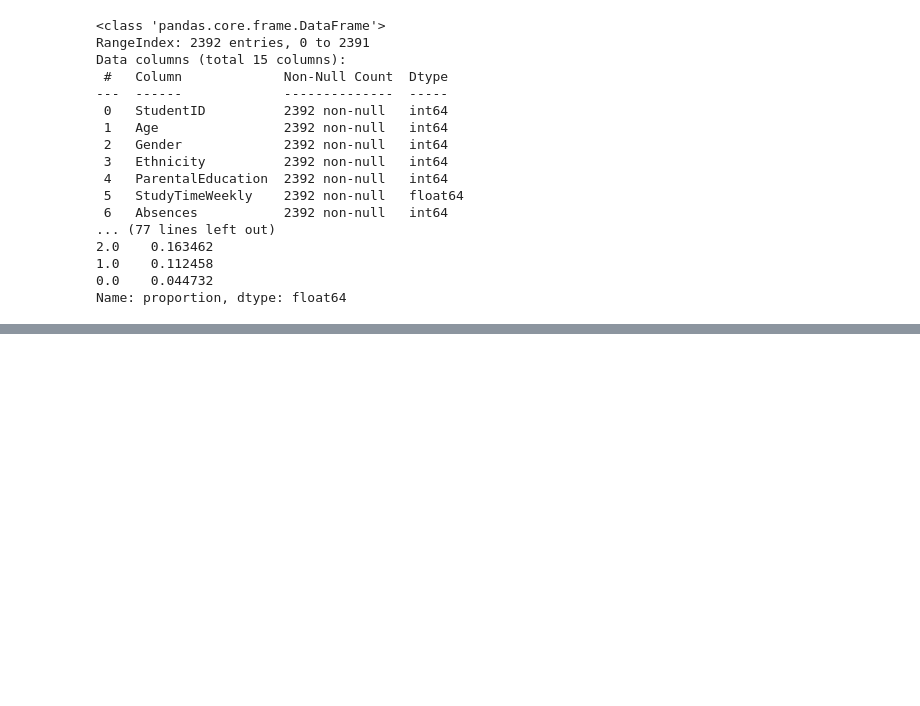
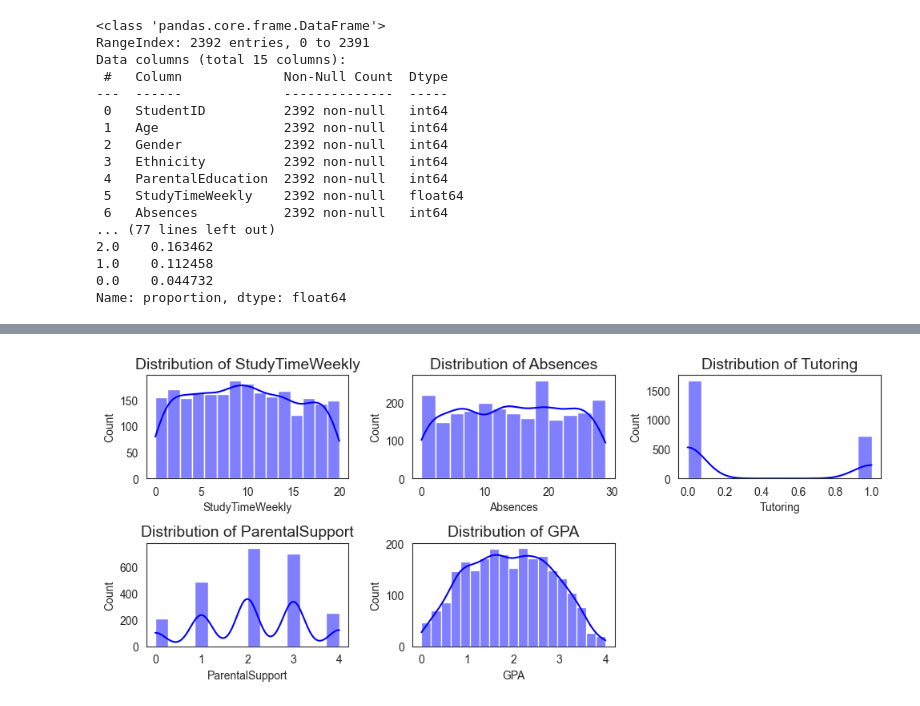
Before and after one commit to FreeYungHammy/MLG382-Project1, a Jupyter notebook: MLG_382_BrightPath.ipynb, the cells around one changed output, grey strips where cells are left out. Saved outputs shown, nothing was run; the diff lists cells and outputs as text; code cells hidden in the pictures; blank space fills up the shorter version.

```diff
--- a/MLG_382_BrightPath.ipynb
+++ b/MLG_382_BrightPath.ipynb
@@ -55,0 +238,5 @@ Name: proportion, dtype: float64
+# %%
+df_cleaned = df.drop(columns = ['Age', 'Volunteering', 'Gender', 'Ethnicity', 'Sports', 'Music', 'ParentalEducation',
+                                'Extracurricular', 'StudentID', 'GradeClass'])
+
+display(df_cleaned.head())
@@ -55,0 +250,10 @@ Name: proportion, dtype: float64
+# %%
+plt.figure(figsize=(10, 6))
+for i, col in enumerate(df_cleaned.columns):
+    plt.subplot(3, 3, i + 1)
+    sns.histplot(df_cleaned[col], kde=True, color='blue', alpha=0.5)
+    plt.title(f'Distribution of {col}', fontsize=14)
+    plt.tight_layout()
+plt.show()
+# %% [output]
+[figure, added]
```
Also changed, not shown: parts of 94 cells of this notebook, 5 other files.
